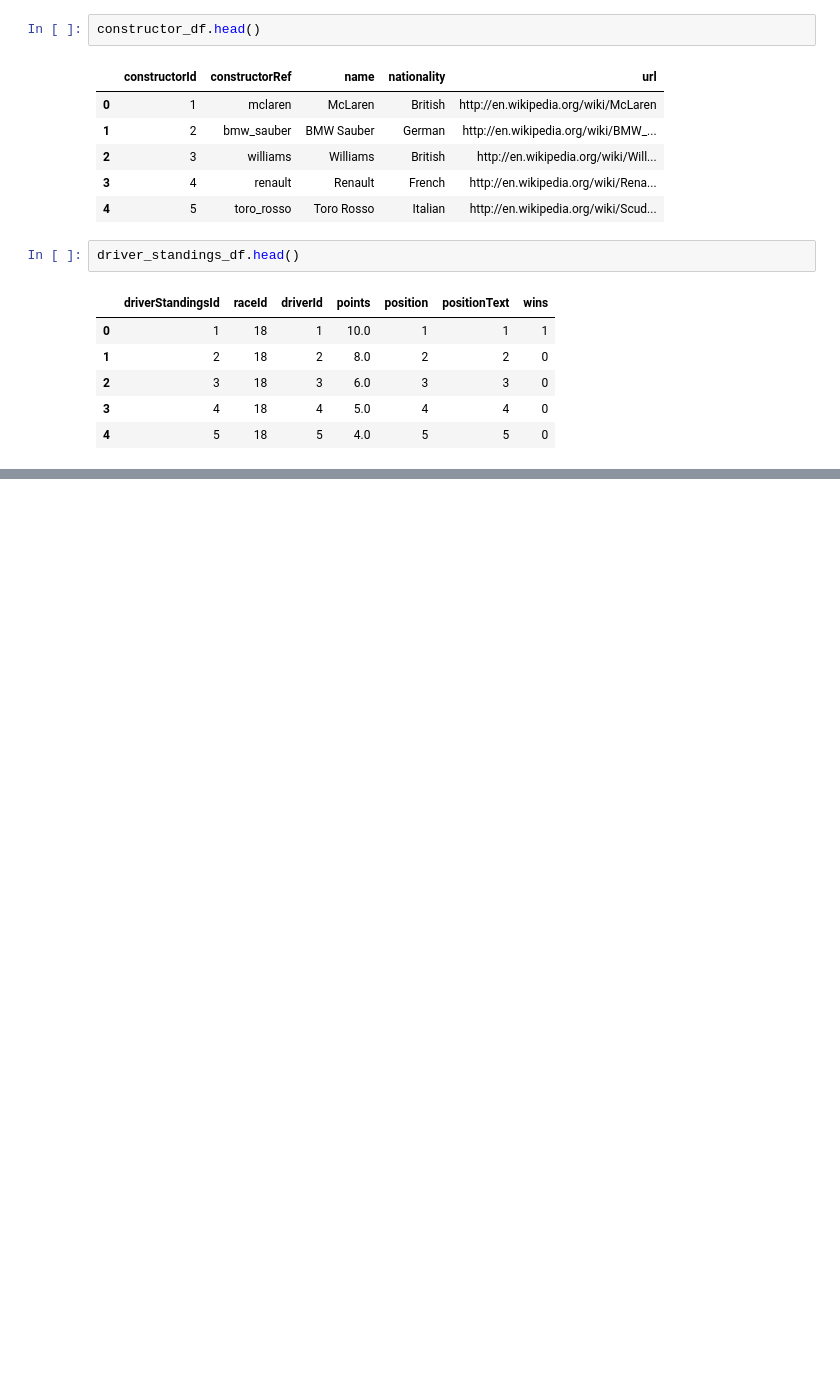
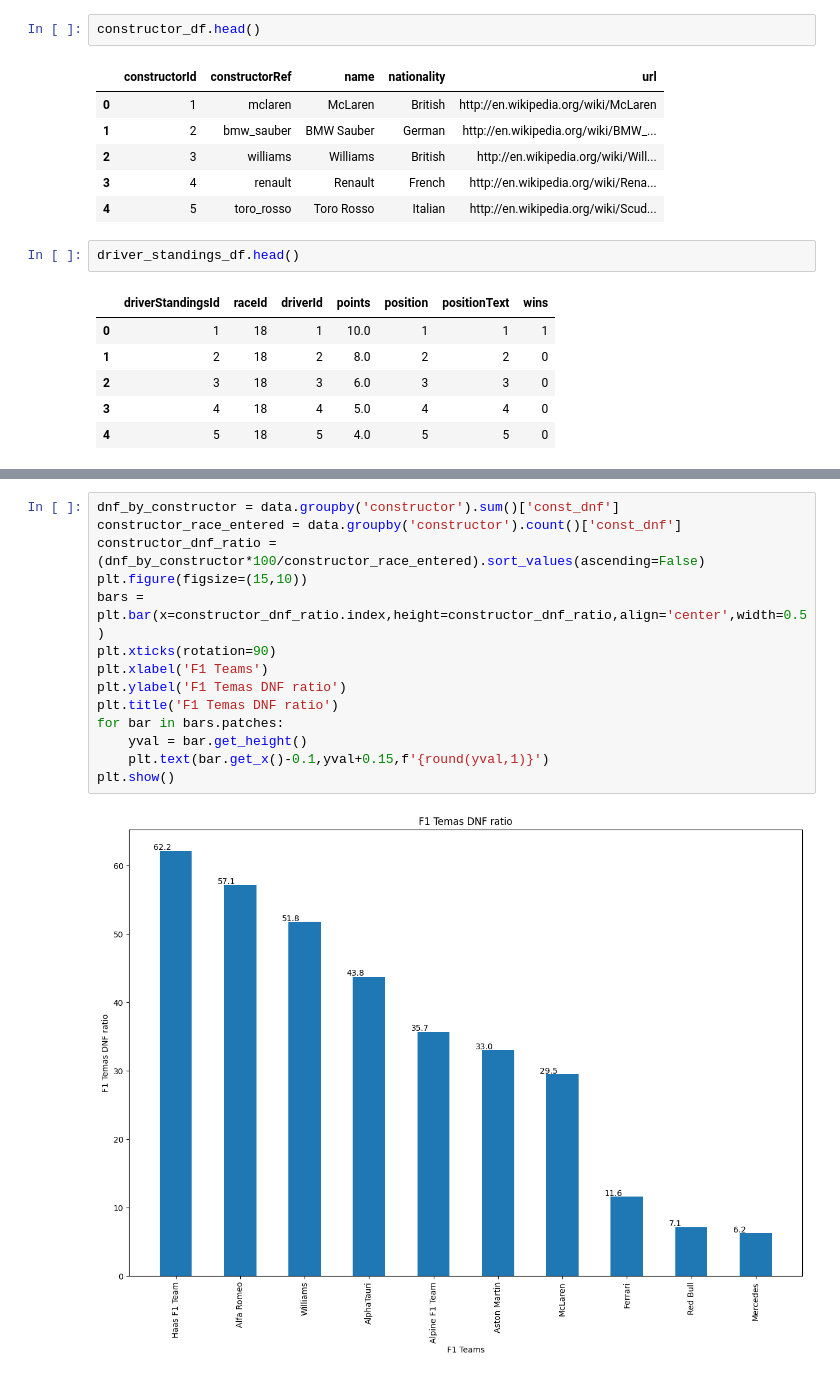
Before and after one commit to SlyteBot/F1-pred, a Jupyter notebook: Notebook.ipynb, the cells around one changed output, grey strips where cells are left out. Saved outputs shown, nothing was run; the diff lists cells and outputs as text; blank space fills up the shorter version.

```diff
--- a/Notebook.ipynb
+++ b/Notebook.ipynb
@@ -154,0 +204,16 @@ memory usage: 96.1+ MB
+# %%
+dnf_by_constructor = data.groupby('constructor').sum()['const_dnf']
+constructor_race_entered = data.groupby('constructor').count()['const_dnf']
+constructor_dnf_ratio = (dnf_by_constructor*100/constructor_race_entered).sort_values(ascending=False)
+plt.figure(figsize=(15,10))
+bars = plt.bar(x=constructor_dnf_ratio.index,height=constructor_dnf_ratio,align='center',width=0.5)
+plt.xticks(rotation=90)
+plt.xlabel('F1 Teams')
+plt.ylabel('F1 Temas DNF ratio')
+plt.title('F1 Temas DNF ratio')
+for bar in bars.patches:
+    yval = bar.get_height()
+    plt.text(bar.get_x()-0.1,yval+0.15,f'{round(yval,1)}')
+plt.show()
+# %% [output]
+[figure, added]
```
Also changed, not shown: parts of 17 cells of this notebook.
